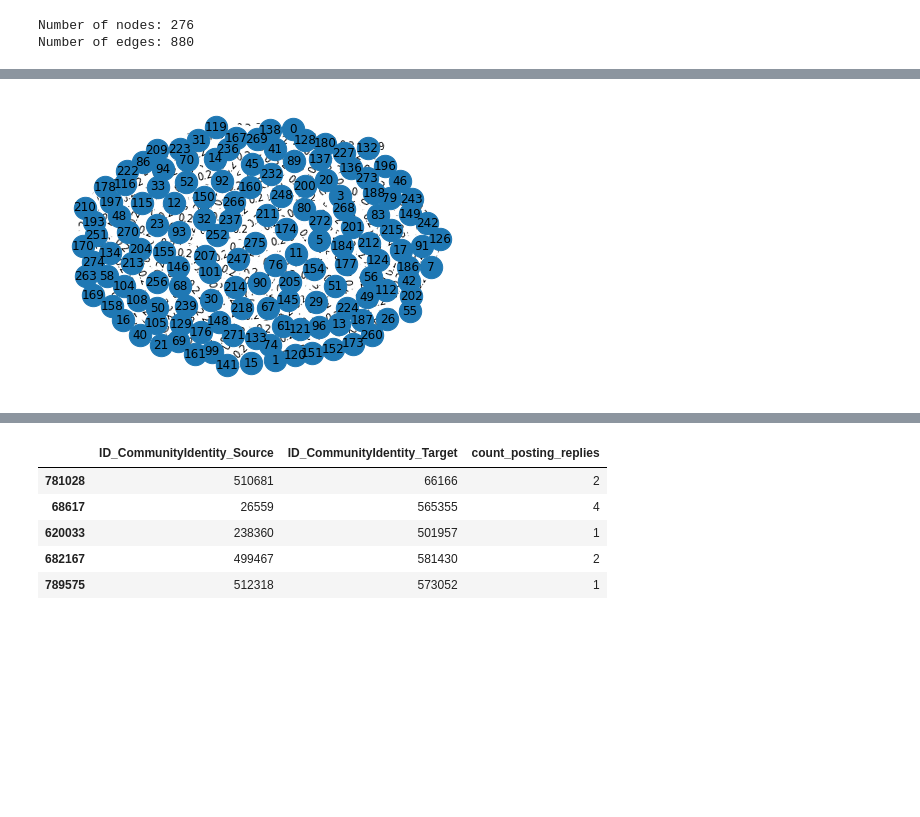
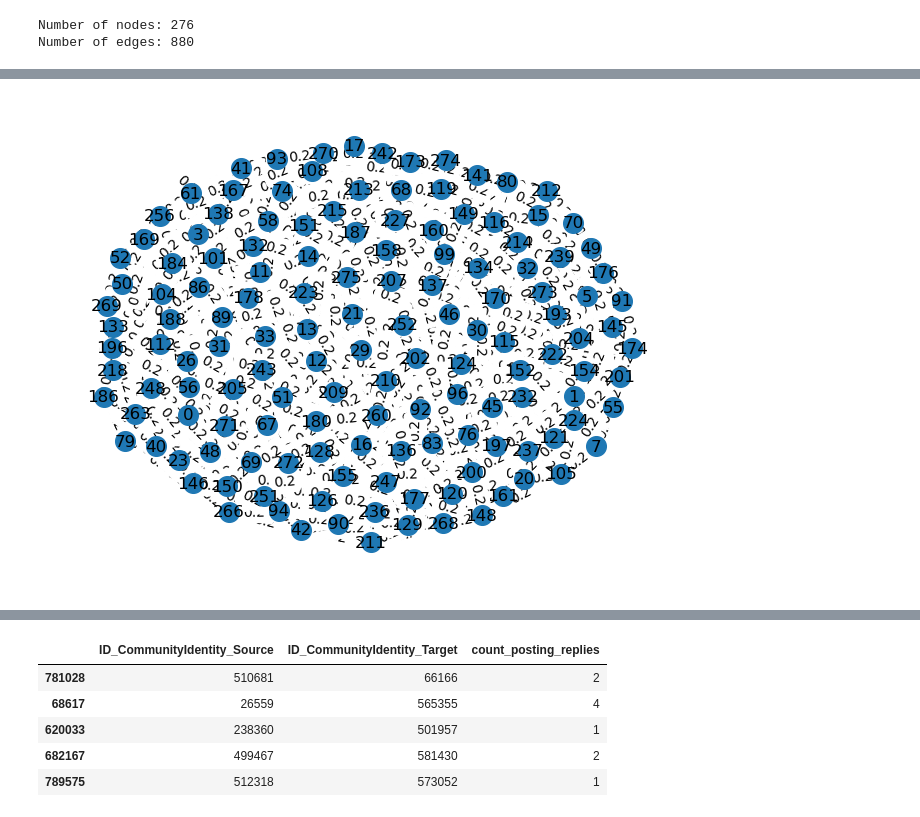
Before and after one commit to babiyivan/network-role-mining, a Jupyter notebook: rolesim.ipynb, the cells around one changed output, grey strips where cells are left out. Cells and saved outputs as stored; diff of their text form; code cells hidden in the pictures; blank space fills up the shorter version.

```diff
--- a/rolesim.ipynb
+++ b/rolesim.ipynb
@@ -60,9 +69,9 @@ Final iteration
 # %%
 # Draw the graph with edge weights
 pos = nx.spring_layout(current_iteration)
 edge_labels = nx.get_edge_attributes(current_iteration, 'weight')
-nx.draw(current_iteration, pos, with_labels=True, node_size=500)
+nx.draw(current_iteration, pos, with_labels=True, node_size=200)
 nx.draw_networkx_edge_labels(current_iteration, pos, edge_labels=edge_labels)
 plt.show()
 # %% [output]
-[figure, old version]
+[figure, new version]
```
Also changed, not shown: parts of 51 cells of this notebook.
